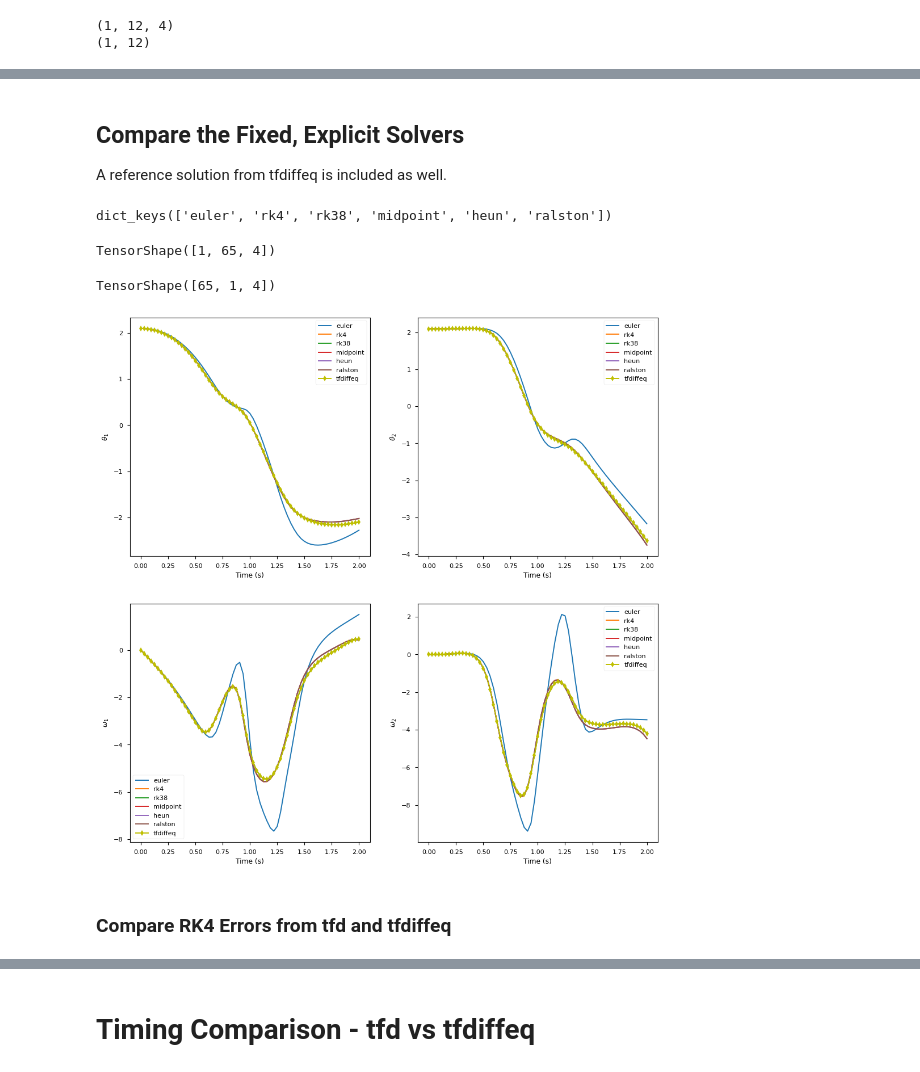
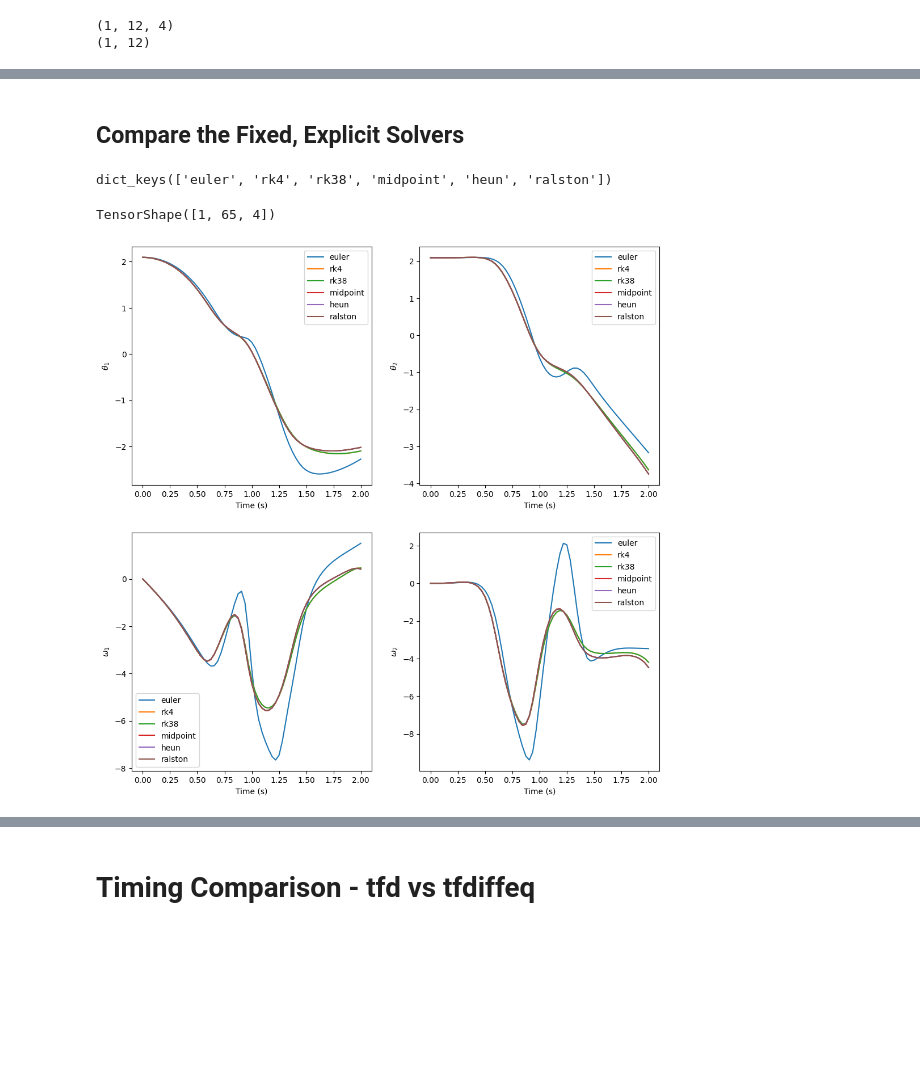
Before and after one commit to joeworsh/Neural-ODE-Guide, a Jupyter notebook: notebooks/Numerical Integration with tfd.ipynb, the cells around one changed output, grey strips where cells are left out. Cells and saved outputs as stored; diff of their text form; code cells hidden in the pictures; blank space fills up the shorter version.

```diff
--- a/notebooks/Numerical Integration with tfd.ipynb
+++ b/notebooks/Numerical Integration with tfd.ipynb
@@ -84,7 +98,5 @@ tfd.plotter.time_plotter.add(axes, xt_short_rk4[0, ...], tt_short_rk4[0, :], 'yd
 # %% [markdown]
 ## Compare the Fixed, Explicit Solvers
-
-A reference solution from tfdiffeq is included as well.
 # %%
 # solvers to compare
 solvers = ["euler", "rk4", "rk38", "midpoint", "heun", "ralston"]
@@ -96,21 +108,11 @@ xt_solutions["rk4"][0].shape
 # %% [output]
 dict_keys(['euler', 'rk4', 'rk38', 'midpoint', 'heun', 'ralston'])
 TensorShape([1, 65, 4])
-# %%
-# solve with tfdiffeq
-xt_tfdiffeq = tfdiffeq.odeint(ode_model, x_0, time_range, method="rk4")
-xt_tfdiffeq.shape
-# %% [output]
-TensorShape([65, 1, 4])
 # %%
 fig, axes = tfd.plotter.time_plotter.create("Double Pendulum",
                                             [r"$\theta_1$", r"$\theta_2$", r"$\omega_1$", r"$\omega_2$"],
                                             2, 2, (12, 12))
 for method, solution in xt_solutions.items():
     tfd.plotter.time_plotter.add(axes, solution[0][0, ...], solution[1][0, :], label=method)
-
-tfd.plotter.time_plotter.add(axes, xt_tfdiffeq[:, 0, :], time_range, 'y-d', label="tfdiffeq")
 # %% [output]
-[figure, old version]
+[figure, new version]
-# %% [markdown]
-### Compare RK4 Errors from tfd and tfdiffeq
```
Also changed, not shown: parts of 16 cells of this notebook.
